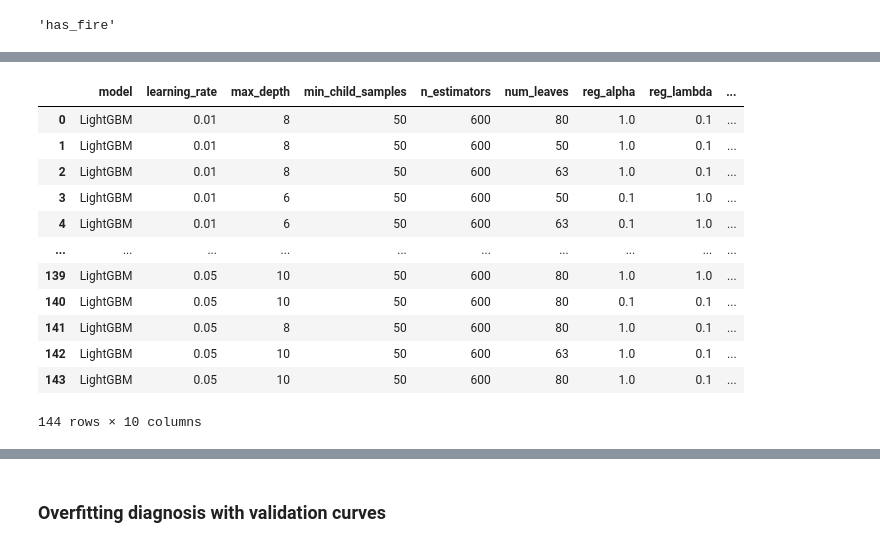
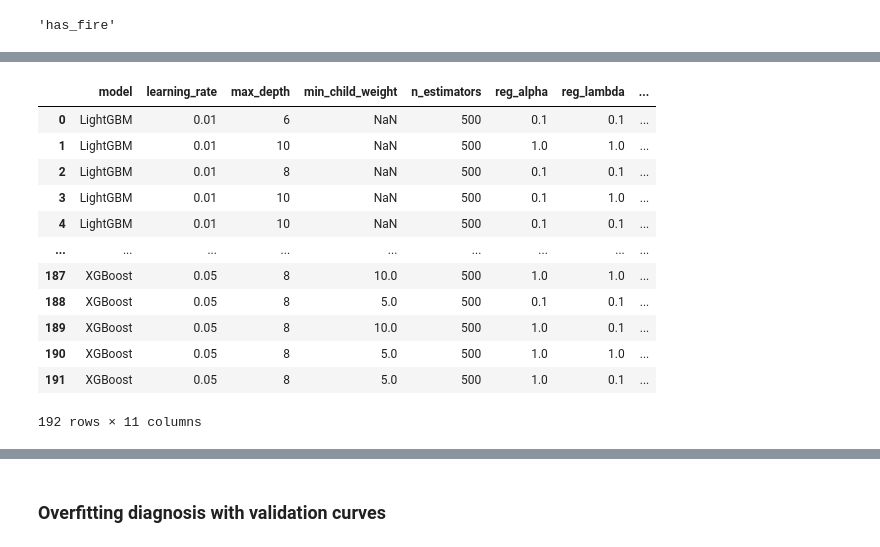
Before and after one commit to philippelaurens/incendies, a Jupyter notebook: notebooks/model_daily.ipynb, the cells around one changed output, grey strips where cells are left out. Saved outputs shown, nothing was run; the diff lists cells and outputs as text; code cells hidden in the pictures.

```diff
--- a/notebooks/model_daily.ipynb
+++ b/notebooks/model_daily.ipynb
@@ -511,23 +391,28 @@ LightGBM is better and faster
 # %%
 # =============================================================================
-# EXÉCUTION DU GRID SEARCH (PHASE 2 : FINE SEARCH)
+# GRID SEARCH (PHASE 2 : FINE SEARCH)
 # =============================================================================
 
 fine_grids = {
+    'XGBoost': {
+        # Zoom autour de max_depth=6 et min_child_weight=5
+        'max_depth': [4, 6, 8],
+        'min_child_weight': [5, 10],
+        'learning_rate': [0.01, 0.05],
+        'n_estimators': [500],
+        # Forte régularisation L1 (alpha) et L2 (lambda)
+        'reg_alpha': [0.1, 1.0],
+        'reg_lambda': [0.1, 1.0]
+    },
     'LightGBM': {
-        # Zoom autour des meilleures valeurs de la phase 1
+        # Zoom autour de num_leaves=31 et restriction des feuilles
         'max_depth': [6, 8, 10],
-        'num_leaves': [50, 63, 80],
-
-        # Test d'un apprentissage plus lent mais plus profond
+        'num_leaves': [20, 31, 40],
+        'min_child_samples': [50, 100],
         'learning_rate': [0.01, 0.05],
-        'n_estimators': [300, 600],
-
-        'min_child_samples': [50],
-
-        # Introduction vitale de la régularisation (Pénalité sur les poids)
-        'reg_alpha': [0.1, 1.0],  # Régularisation L1 (Lasso)
-        'reg_lambda': [0.1, 1.0]  # Régularisation L2 (Ridge)
+        'n_estimators': [500],
+        'reg_alpha': [0.1, 1.0],
+        'reg_lambda': [0.1, 1.0]
     }
 }
 
@@ -536,55 +421,64 @@ fine_search_results = []
 # Exécution de la grille affinée
 for model_name, parameter_grid in fine_grids.items():
     for parameters in ParameterGrid(parameter_grid):
-
-        estimator = lgb.LGBMClassifier(
-            **parameters,
-            scale_pos_weight=search_pos_weight,
-            random_state=42,
-            n_jobs=-1,
-            verbosity=-1,
-        )
+        if model_name == 'LightGBM':
+            estimator = lgb.LGBMClassifier(
+                **parameters,
+                scale_pos_weight=search_pos_weight,
+                random_state=42,
+                n_jobs=-1,
+                verbosity=-1,
+            )
+        else:
+            estimator = xgb.XGBClassifier(
+                **parameters,
+                scale_pos_weight=search_pos_weight,
+                tree_method='hist',
+                random_state=42,
+                n_jobs=-1,
+                eval_metric='logloss',
+            )
 
         with mlflow.start_run(run_name=f'fine_grid_{model_name}'):
             estimator.fit(X_search_train, y_search_train)
             val_predictions = estimator.predict_proba(X_search_val)[:, 1]
 
             metrics = {
                 'pr_auc_validation': average_precision_score(y_search_val, val_predictions),
                 'roc_auc_validation': roc_auc_score(y_search_val, val_predictions),
             }
 
             mlflow.log_params(parameters)
             mlflow.log_params({
                 'model_name': model_name,
                 'data_source': 'v_commune_paca',
                 'grid_train_end': str(SPLIT_TRAIN_END.date()),
                 'validation_period': f"{SPLIT_VAL_START.year}-{SPLIT_VAL_END.year}",
                 'search_phase': 'fine_search'
             })
             mlflow.log_metrics(metrics)
 
         fine_search_results.append({
             'model': model_name,
             **parameters,
             **metrics,
         })
 
 # Affichage des résultats affinés
 results_fine_grid = pd.DataFrame(fine_search_results).sort_values('pr_auc_validation', ascending=False).reset_index(drop=True)
 display(results_fine_grid)
 # %% [output]
-|  | model | learning_rate | max_depth | min_child_samples | n_estimators | num_leaves | reg_alpha | reg_lambda | ... |
-| 0 | LightGBM | 0.01 | 8 | 50 | 600 | 80 | 1.0 | 0.1 | ... |
-| 1 | LightGBM | 0.01 | 8 | 50 | 600 | 50 | 1.0 | 0.1 | ... |
-| 2 | LightGBM | 0.01 | 8 | 50 | 600 | 63 | 1.0 | 0.1 | ... |
-| 3 | LightGBM | 0.01 | 6 | 50 | 600 | 50 | 0.1 | 1.0 | ... |
-| 4 | LightGBM | 0.01 | 6 | 50 | 600 | 63 | 0.1 | 1.0 | ... |
-| ... | ... | ... | ... | ... | ... | ... | ... | ... | ... |
-| 139 | LightGBM | 0.05 | 10 | 50 | 600 | 80 | 1.0 | 1.0 | ... |
-| 140 | LightGBM | 0.05 | 10 | 50 | 600 | 80 | 0.1 | 0.1 | ... |
-| 141 | LightGBM | 0.05 | 8 | 50 | 600 | 80 | 1.0 | 0.1 | ... |
-| 142 | LightGBM | 0.05 | 10 | 50 | 600 | 63 | 1.0 | 0.1 | ... |
-| 143 | LightGBM | 0.05 | 10 | 50 | 600 | 80 | 1.0 | 0.1 | ... |
+|  | model | learning_rate | max_depth | min_child_weight | n_estimators | reg_alpha | reg_lambda | ... |
+| 0 | LightGBM | 0.01 | 6 | NaN | 500 | 0.1 | 0.1 | ... |
+| 1 | LightGBM | 0.01 | 10 | NaN | 500 | 1.0 | 1.0 | ... |
+| 2 | LightGBM | 0.01 | 8 | NaN | 500 | 0.1 | 0.1 | ... |
+| 3 | LightGBM | 0.01 | 10 | NaN | 500 | 0.1 | 1.0 | ... |
+| 4 | LightGBM | 0.01 | 10 | NaN | 500 | 0.1 | 0.1 | ... |
+| ... | ... | ... | ... | ... | ... | ... | ... | ... |
+| 187 | XGBoost | 0.05 | 8 | 10.0 | 500 | 1.0 | 1.0 | ... |
+| 188 | XGBoost | 0.05 | 8 | 5.0 | 500 | 0.1 | 0.1 | ... |
+| 189 | XGBoost | 0.05 | 8 | 10.0 | 500 | 1.0 | 0.1 | ... |
+| 190 | XGBoost | 0.05 | 8 | 5.0 | 500 | 1.0 | 1.0 | ... |
+| 191 | XGBoost | 0.05 | 8 | 5.0 | 500 | 1.0 | 0.1 | ... |
-144 rows × 10 columns
+192 rows × 11 columns
 # %% [markdown]
```
Also changed, not shown: parts of 16 cells of this notebook, 11 other files.
